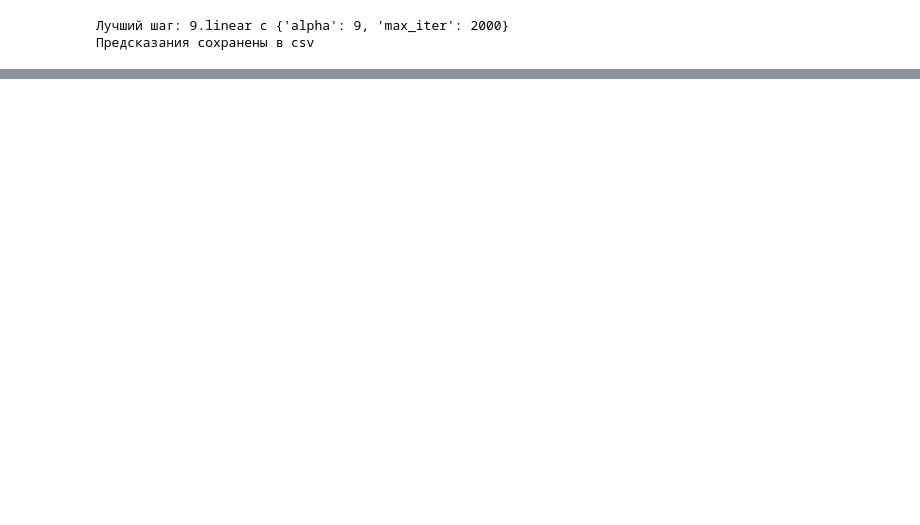
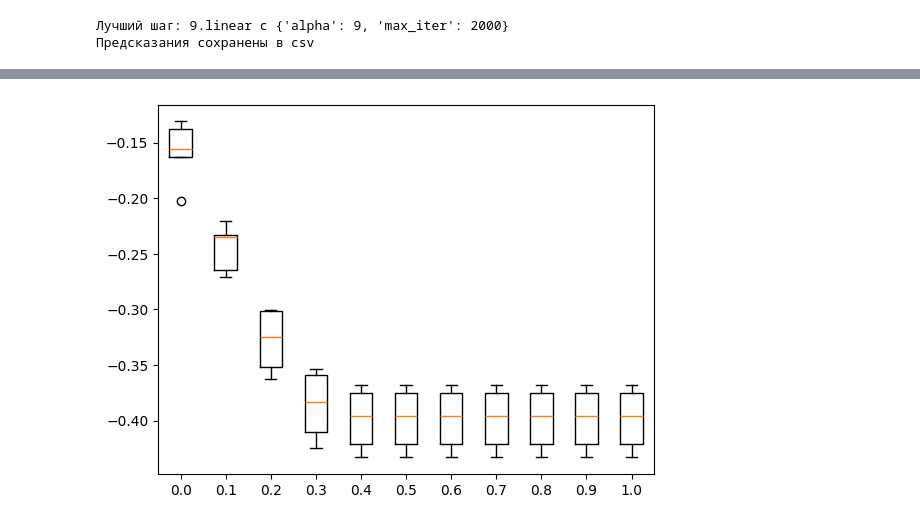
Before and after one commit to AndreyZhartun/titanic, a Jupyter notebook: houseprices_main.ipynb, the cells around one changed output, grey strips where cells are left out. Cells and saved outputs as stored; diff of their text form; code cells hidden in the pictures; blank space fills up the shorter version.

Commit message:
feat: classic ml for regression

```diff
--- a/houseprices_main.ipynb
+++ b/houseprices_main.ipynb
@@ -103,0 +98,21 @@ linear_alphas_pipeline.predict()
+# %%
+config_elastic = config.copy()
+
+to_train = []
+
+ratios = [round(i * 0.1, 1) for i in range(0, 11)]
+
+for i in ratios:
+    to_train.append(
+        {
+            "model": "linear",
+            "params": {"alpha": 1, "l1_ratio": i, "max_iter": 2000},
+        }
+    )
+
+config_elastic.experiment.to_train = to_train
+# config_alphas.experiment.prediction.fold_strategy = "vote"
+
+el_pipeline = RegressionPipeline(config_elastic)
+
+el_pipeline.run()
@@ -103,0 +153,4 @@ linear_alphas_pipeline.predict()
+# %%
+boxplot(el_pipeline.results, labels=ratios)
+# %% [output]
+[figure, added]
```
Also changed, not shown: parts of 31 cells of this notebook, 6 other files.
